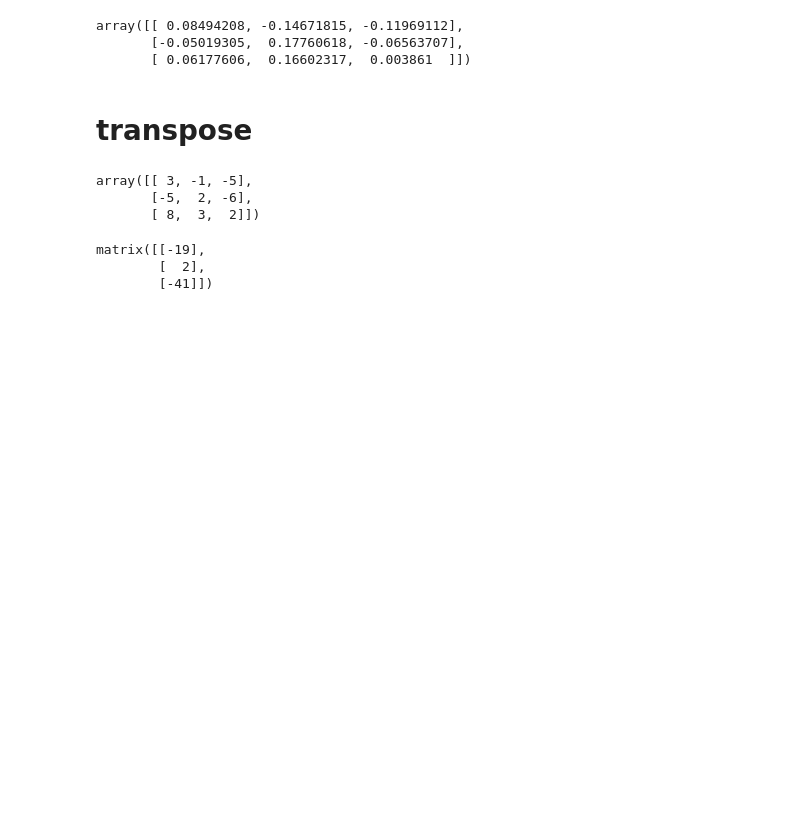
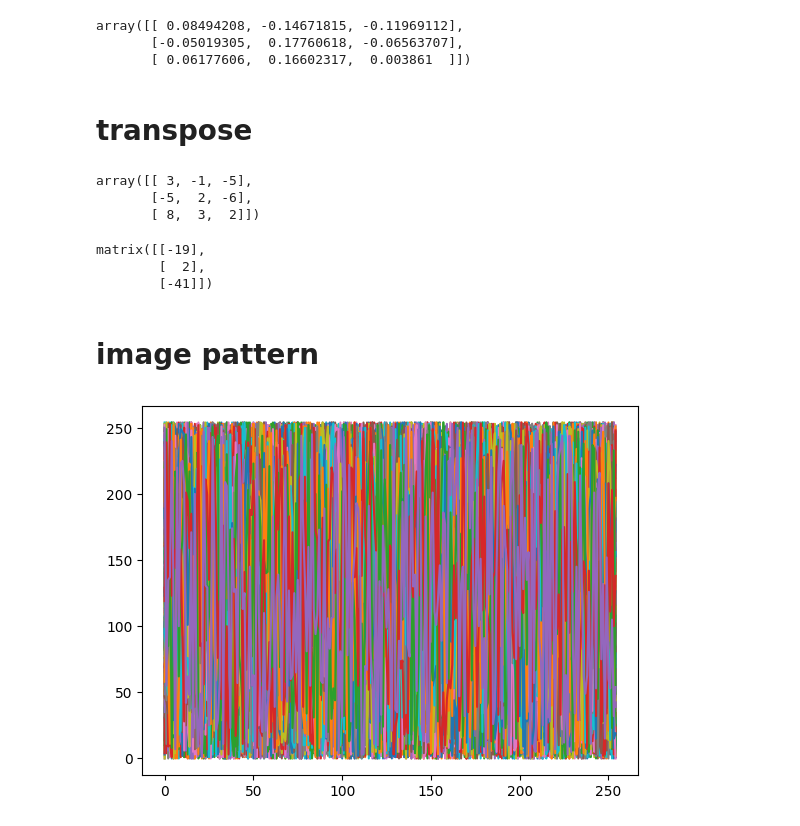
Before and after one commit to Arjun-Regmi-Chhetri/AI_Artificial-Intelligence, a Jupyter notebook: 02. numpy/fourth.ipynb, the cells around one changed output. Cells and saved outputs as stored; diff of their text form; code cells hidden in the pictures; blank space fills up the shorter version.

```diff
--- a/02. numpy/fourth.ipynb
+++ b/02. numpy/fourth.ipynb
@@ -80,3 +80,5 @@ a * b
 matrix([[-19],
         [  2],
         [-41]])
+# %% [markdown]
+# image pattern
@@ -82,0 +89,8 @@ matrix([[-19],
+# %%
+image = np.random.randint(0,255, size=[255,255])
+
+
+plt.plot(image)
+plt.show()
+# %% [output]
+[figure, added]
```
Also changed, not shown: parts of 3 cells of this notebook, 6 other files.
